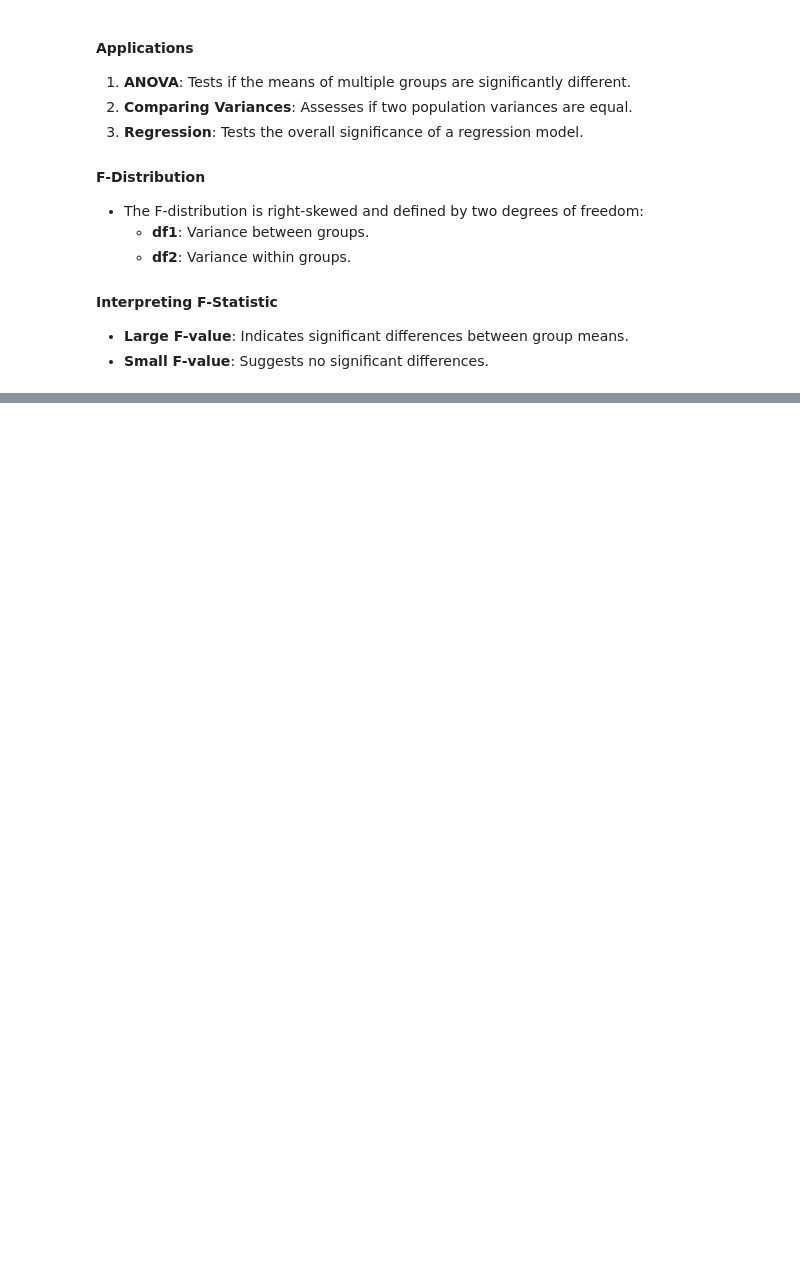
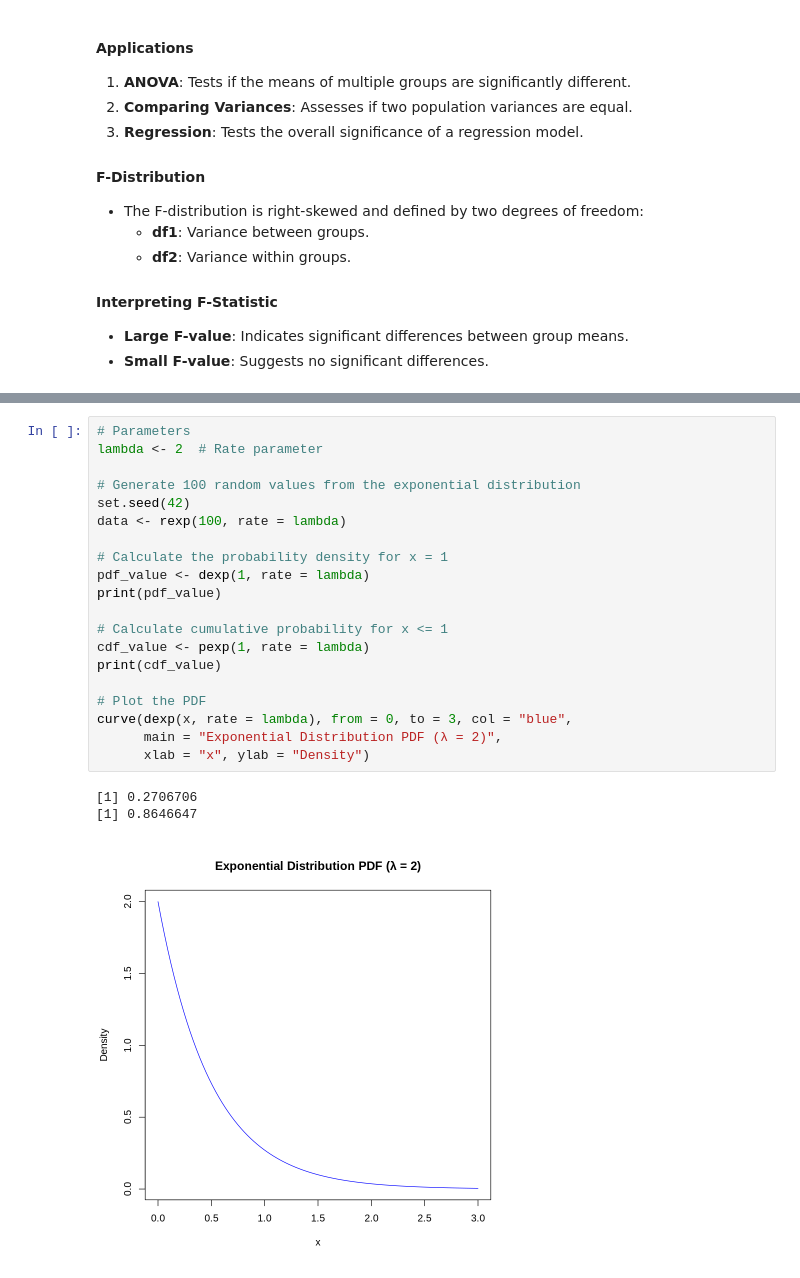
Before and after one commit to davidofitaly/notes_02_50_key_stats_ds, a Jupyter notebook: 02_chapter/01_raw_data.ipynb, the cells around one changed output, grey strips where cells are left out. Saved outputs shown, nothing was run; the diff lists cells and outputs as text; blank space fills up the shorter version.

```diff
--- a/02_chapter/01_raw_data.ipynb
+++ b/02_chapter/01_raw_data.ipynb
@@ -582,0 +717,24 @@ $$
+# %%
+# Parameters
+lambda <- 2  # Rate parameter
+
+# Generate 100 random values from the exponential distribution
+set.seed(42)
+data <- rexp(100, rate = lambda)
+
+# Calculate the probability density for x = 1
+pdf_value <- dexp(1, rate = lambda)
+print(pdf_value)
+
+# Calculate cumulative probability for x <= 1
+cdf_value <- pexp(1, rate = lambda)
+print(cdf_value)
+
+# Plot the PDF
+curve(dexp(x, rate = lambda), from = 0, to = 3, col = "blue",
+      main = "Exponential Distribution PDF (λ = 2)",
+      xlab = "x", ylab = "Density")
+# %% [output]
+[1] 0.2706706
+[1] 0.8646647
+[figure, added]
```
Also changed, not shown: parts of 13 cells of this notebook.
